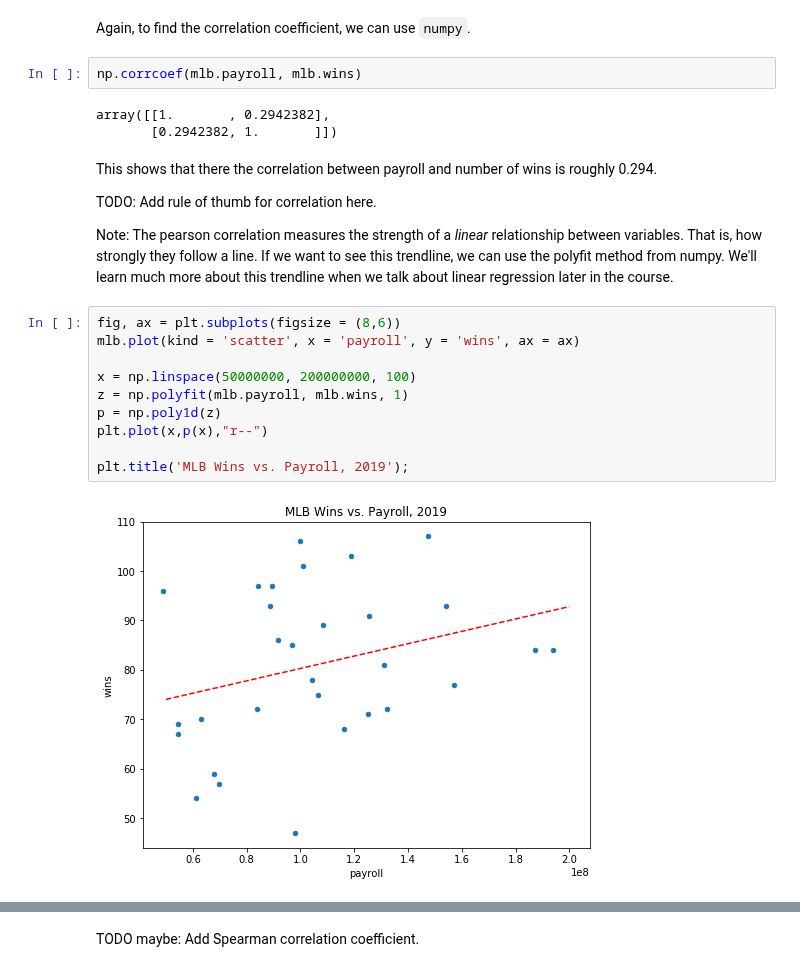
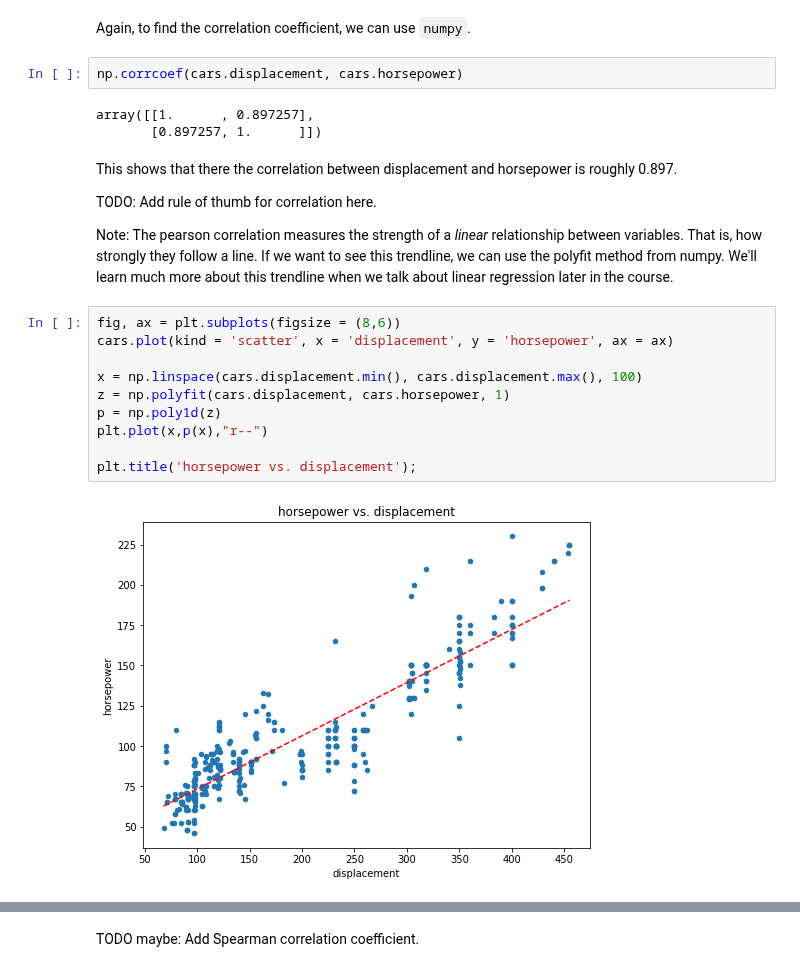
Before and after one commit to NSS-Data-Instructional-Stuff/stats-for-data-science, a Jupyter notebook: notebooks/02_Exploratory_Data_Analysis-Part_2_Two_Variable.ipynb, the cells around one changed output, grey strips where cells are left out. Cells and saved outputs as stored; diff of their text form.

```diff
--- a/notebooks/02_Exploratory_Data_Analysis-Part_2_Two_Variable.ipynb
+++ b/notebooks/02_Exploratory_Data_Analysis-Part_2_Two_Variable.ipynb
@@ -191,26 +133,26 @@ How can we normalize these differences? The most common way to do it is to conve
 $$ r = \frac{\sum_{i=1}^n \frac{(x_i - \bar{x})}{s_X}\frac{(y_i - \bar{y})}{s_Y}}{n-1} = \frac{cov(X,Y)}{s_X \cdot s_Y} $$
 # %% [markdown]
 Again, to find the correlation coefficient, we can use `numpy`.
-# %%
-np.corrcoef(mlb.payroll, mlb.wins)
-# %% [output]
-array([[1.       , 0.2942382],
-       [0.2942382, 1.       ]])
+# %%
+np.corrcoef(cars.displacement, cars.horsepower)
+# %% [output]
+array([[1.      , 0.897257],
+       [0.897257, 1.      ]])
 # %% [markdown]
-This shows that there the correlation between payroll and number of wins is roughly 0.294.
+This shows that there the correlation between displacement and horsepower is roughly 0.897.
 
 TODO: Add rule of thumb for correlation here.
 
 Note: The pearson correlation measures the strength of a *linear* relationship between variables. That is, how strongly they follow a line. If we want to see this trendline, we can use the polyfit method from numpy. We'll learn much more about this trendline when we talk about linear regression later in the course.
 # %%
 fig, ax = plt.subplots(figsize = (8,6))
-mlb.plot(kind = 'scatter', x = 'payroll', y = 'wins', ax = ax)
+cars.plot(kind = 'scatter', x = 'displacement', y = 'horsepower', ax = ax)
 
-x = np.linspace(50000000, 200000000, 100)
-z = np.polyfit(mlb.payroll, mlb.wins, 1)
+x = np.linspace(cars.displacement.min(), cars.displacement.max(), 100)
+z = np.polyfit(cars.displacement, cars.horsepower, 1)
 p = np.poly1d(z)
 plt.plot(x,p(x),"r--")
 
-plt.title('MLB Wins vs. Payroll, 2019');
+plt.title('horsepower vs. displacement');
 # %% [output]
-[figure, old version]
+[figure, new version]
```
Also changed, not shown: parts of 27 cells of this notebook.
